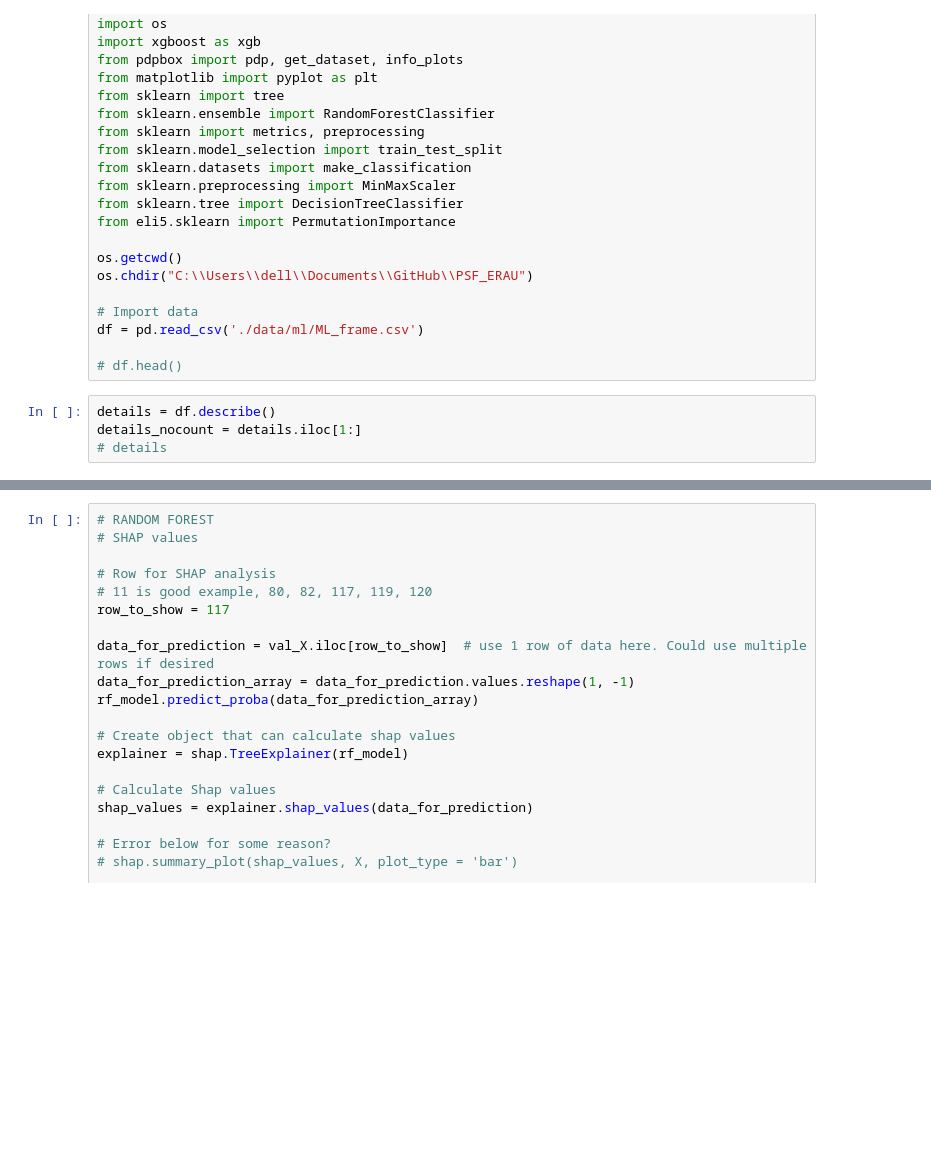
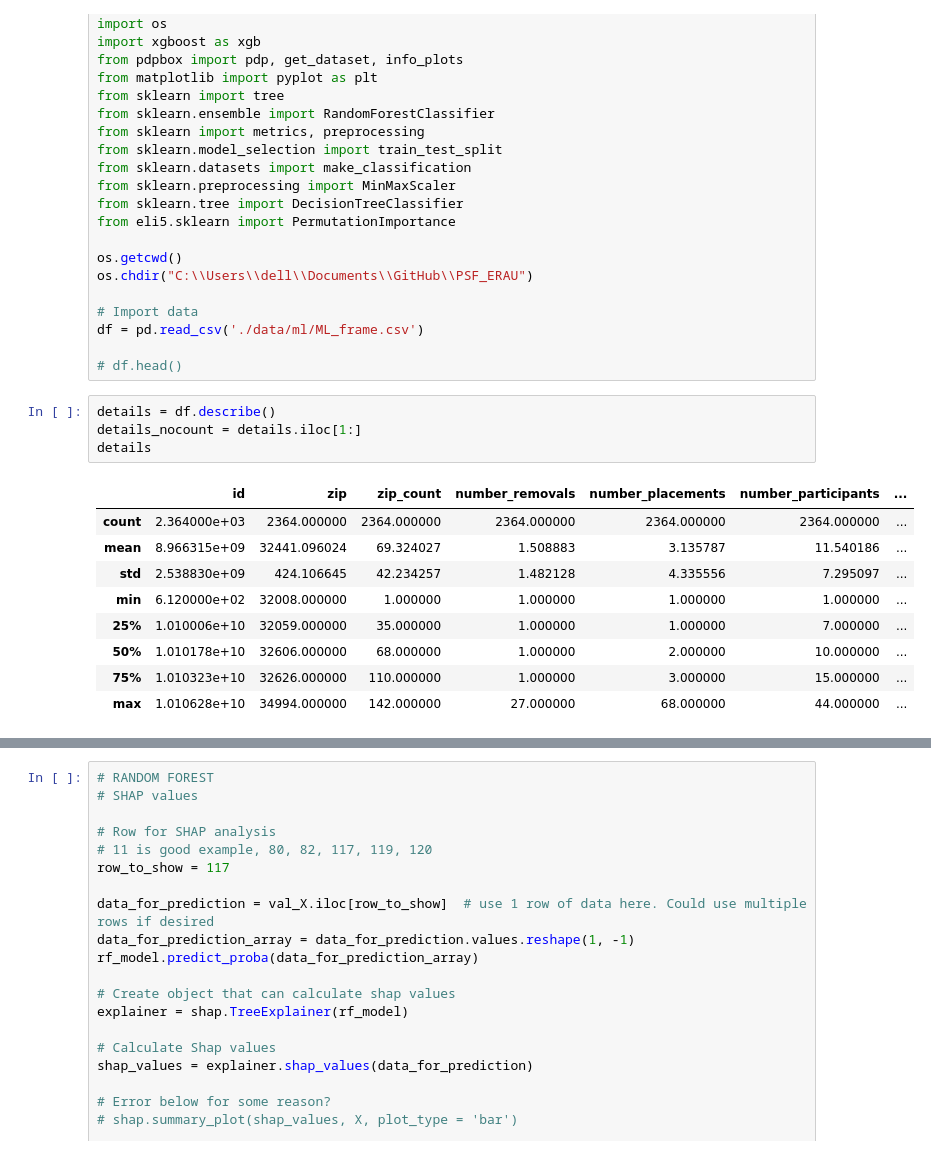
Before and after one commit to mathemacode/PSF_ERAU, a Jupyter notebook: Python/ml_modeling.ipynb, the cells around one changed output, grey strips where cells are left out. Saved outputs shown, nothing was run; the diff lists cells and outputs as text; blank space fills up the shorter version.

```diff
--- a/Python/ml_modeling.ipynb
+++ b/Python/ml_modeling.ipynb
@@ -43,7 +43,17 @@ df = pd.read_csv('./data/ml/ML_frame.csv')
 # %%
 details = df.describe()
 details_nocount = details.iloc[1:]
-# details
+details
+# %% [output]
+|  | id | zip | zip_count | number_removals | number_placements | number_participants | ... |
+| count | 2.364000e+03 | 2364.000000 | 2364.000000 | 2364.000000 | 2364.000000 | 2364.000000 | ... |
+| mean | 8.966315e+09 | 32441.096024 | 69.324027 | 1.508883 | 3.135787 | 11.540186 | ... |
+| std | 2.538830e+09 | 424.106645 | 42.234257 | 1.482128 | 4.335556 | 7.295097 | ... |
+| min | 6.120000e+02 | 32008.000000 | 1.000000 | 1.000000 | 1.000000 | 1.000000 | ... |
+| 25% | 1.010006e+10 | 32059.000000 | 35.000000 | 1.000000 | 1.000000 | 7.000000 | ... |
+| 50% | 1.010178e+10 | 32606.000000 | 68.000000 | 1.000000 | 2.000000 | 10.000000 | ... |
+| 75% | 1.010323e+10 | 32626.000000 | 110.000000 | 1.000000 | 3.000000 | 15.000000 | ... |
+| max | 1.010628e+10 | 34994.000000 | 142.000000 | 27.000000 | 68.000000 | 44.000000 | ... |
 # %%
 # Use these rows for prediction:
 features = ['zip_count', 'number_participants',
```
Also changed, not shown: parts of 4 cells of this notebook, 1 other file.
